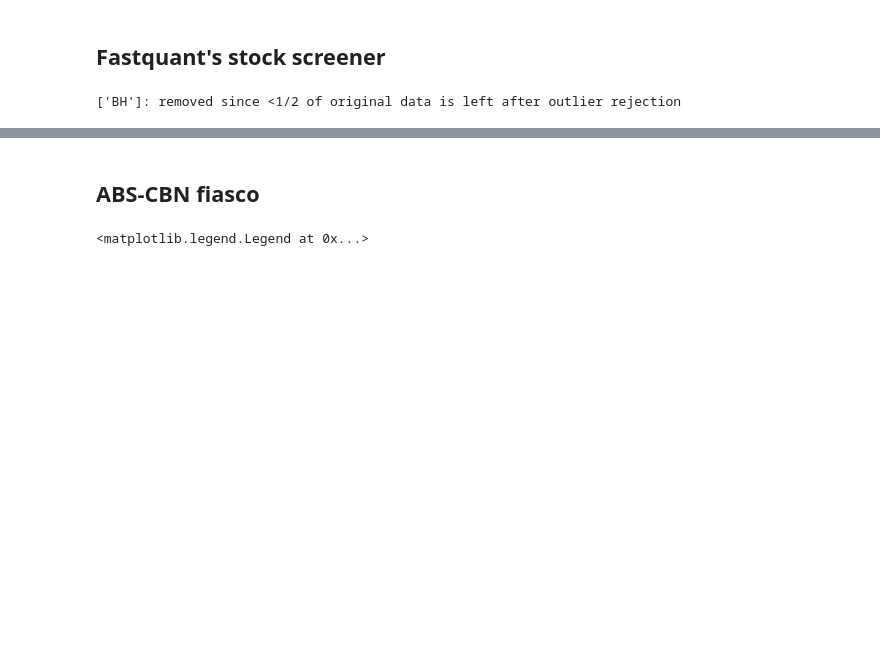
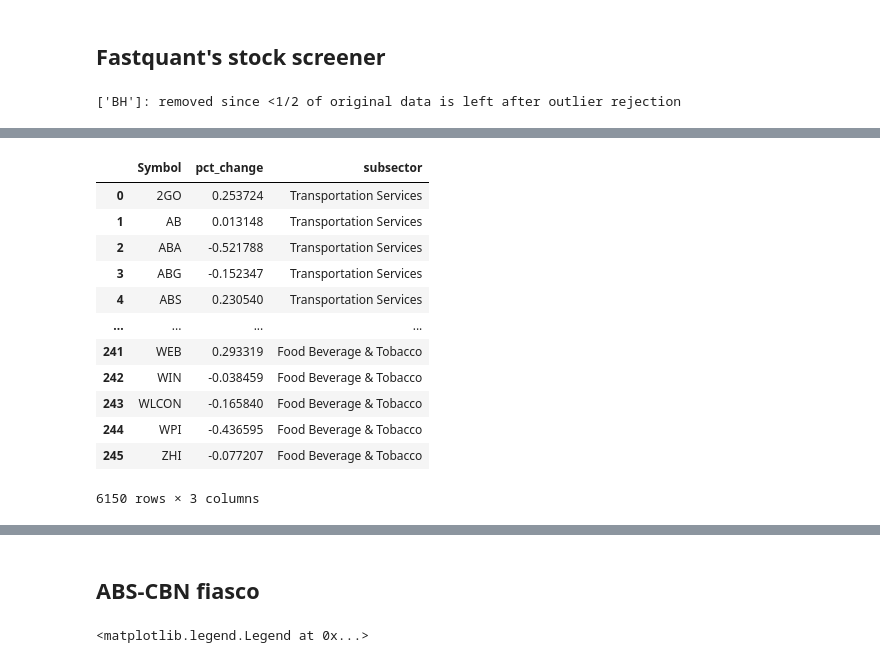
Before and after one commit to jbdelmundo/fastquant, a Jupyter notebook: examples/screener.ipynb, the cells around one changed output, grey strips where cells are left out. Drawn from its saved outputs; the diff is of its cells as text; code cells hidden in the pictures; blank space fills up the shorter version.

```diff
--- a/examples/screener.ipynb
+++ b/examples/screener.ipynb
@@ -17,0 +149,16 @@ ss.plot_sectors_boxplot()
+# %%
+ss.get_indicator_per_subsector()
+# %% [output]
+|  | Symbol | pct_change | subsector |
+| 0 | 2GO | 0.253724 | Transportation Services |
+| 1 | AB | 0.013148 | Transportation Services |
+| 2 | ABA | -0.521788 | Transportation Services |
+| 3 | ABG | -0.152347 | Transportation Services |
+| 4 | ABS | 0.230540 | Transportation Services |
+| ... | ... | ... | ... |
+| 241 | WEB | 0.293319 | Food Beverage & Tobacco |
+| 242 | WIN | -0.038459 | Food Beverage & Tobacco |
+| 243 | WLCON | -0.165840 | Food Beverage & Tobacco |
+| 244 | WPI | -0.436595 | Food Beverage & Tobacco |
+| 245 | ZHI | -0.077207 | Food Beverage & Tobacco |
+6150 rows × 3 columns
```
Also changed, not shown: parts of 20 cells of this notebook, 2 other files.
